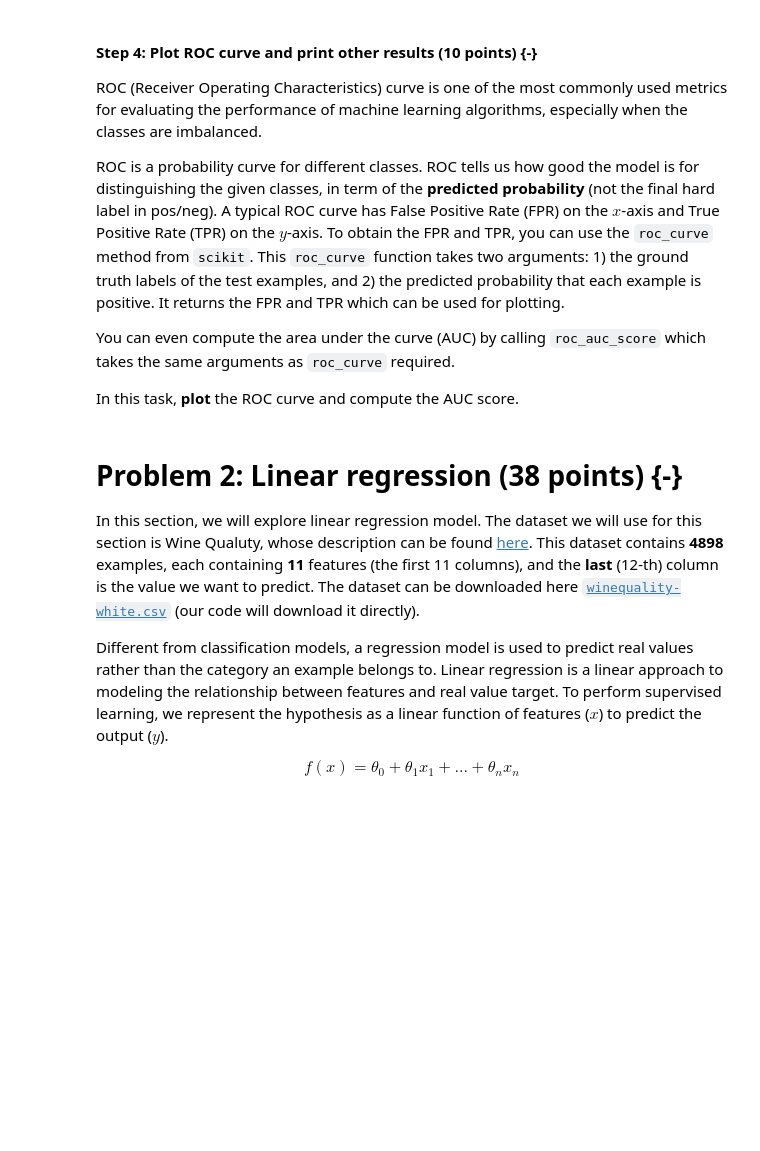
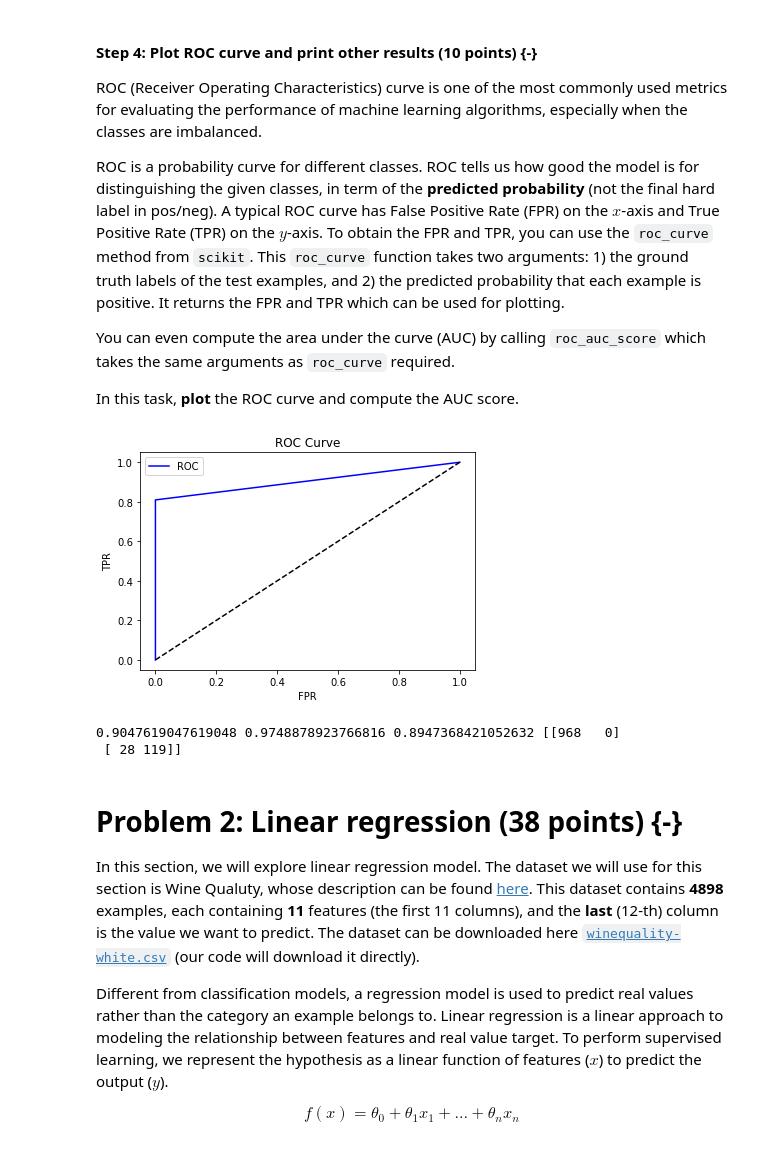
Before and after one commit to laxmena/NaiveBayes-Classification-and-Regression, a Jupyter notebook: Lab_2.ipynb, the cells around one changed output. Drawn from its saved outputs; the diff is of its cells as text; code cells hidden in the pictures; blank space fills up the shorter version.

```diff
--- a/Lab_2.ipynb
+++ b/Lab_2.ipynb
@@ -414,6 +468,7 @@ By subtracting $m$, $g_Y(X) - m$ will be 0 (properly scaled) for at least one va
 Again, you are expected to implement Eq (7) and loop over all test examples by yourself with no pseudo-code given.
 # %%
 from scipy.special import softmax
+import math
 def predict_label(X_test, prior_prob, cond_prob):
     """
     predict the class labels for the testing set
@@ -430,6 +485,32 @@ def predict_label(X_test, prior_prob, cond_prob):
     """
 
     # *****START OF YOUR CODE (DO NOT DELETE/MODIFY THIS LINE)*****
+    predict, test_prob = [], []
+    pred_labels = prior_prob.keys()
+
+    for doc in X_test:
+        word_count = count_frequency([doc])
+        posterior = [0 for _ in pred_labels]
+
+        for i, label in enumerate(pred_labels):
+            posterior[i] += compute_test_prob(word_count, prior_prob[label], cond_prob[label])
+
+        max_val = max(posterior)
+        predict.append(posterior.index(max_val))
+        test_prob.append(list(softmax([val-max_val for val in posterior])))
+
+##     Alternate Approach:
+#
+#     for doc in X_test:
+#         frequency = count_frequency([doc])
+#         posterior = [math.log(prior_prob[label]) for label in pred_labels]
+#         for word in frequency:
+#             for i, label in enumerate(pred_labels):
+#                 posterior[i] += math.log(cond_prob[label].get(word, (alpha/N_aplha)))
+
+#         max_val = max(posterior)
+#         predict.append(posterior.index(max_val))
+#         test_prob.append(list(softmax([val-max_val for val in posterior])))
 
     # *****END OF YOUR CODE (DO NOT DELETE/MODIFY THIS LINE)*****
     return predict, test_prob
@@ -446,7 +527,11 @@ def compute_test_prob(word_count, prior_cat, cond_cat):
     - prob: posterior probability of a specific category for the test example
     """
     # *****START OF YOUR CODE (DO NOT DELETE/MODIFY THIS LINE)*****
+    alpha, N_alpha = 1, 20000
+    prob = math.log(prior_cat)
 
+    for key, value in word_count.items():
+        prob += value * math.log(cond_cat.get(key, (alpha/N_alpha)))
     # *****END OF YOUR CODE (DO NOT DELETE/MODIFY THIS LINE)*****
     return prob
 
@@ -466,6 +553,10 @@ In this task, you need to **report** the testing accuracy, confusion matrix, and
 
 Hint: you need to import methods from `sklearn.metrics` before using them.
 # %%
+from sklearn.metrics import accuracy_score
+from sklearn.metrics import f1_score
+from sklearn.metrics import confusion_matrix
+
 def compute_metrics(y_pred, y_true):
     """
     compute the performance metrics
@@ -478,7 +569,9 @@ def compute_metrics(y_pred, y_true):
     - f1: f1_score
     """
     # *****START OF YOUR CODE (DO NOT DELETE/MODIFY THIS LINE)*****
-
+    acc = accuracy_score(y_true, y_pred)
+    cm = confusion_matrix(y_true, y_pred)
+    f1 = f1_score(y_true, y_pred)
     # *****END OF YOUR CODE (DO NOT DELETE/MODIFY THIS LINE)*****
     return acc, cm, f1
 
@@ -508,33 +604,41 @@ In this task, **plot** the ROC curve and compute the AUC score.
 # %%
 from sklearn.metrics import roc_curve, roc_auc_score
 
 def plot_roc_curve(fpr, tpr):
   plt.plot(fpr, tpr, color='blue', label='ROC')
   plt.plot([0, 1], [0, 1], color='black', linestyle='--')
   plt.xlabel('FPR')
   plt.ylabel('TPR')
   plt.title('ROC Curve')
   plt.legend()
   plt.show()
 
 # We now compute the test performance.
 # X_train, X_test, y_train, y_test are the same as above
 
 # training naive Bayes model
 prior, cond = train_NB_model(X_train, y_train)
 
 # evaluate on test set
 y_pred, prob = predict_label(X_test, prior, cond)
 
 # Implement the following:
 #   1. compute the fpr and tpr for roc curve using the probability of being positive
 #   2. compute the auc score
 #   3. plot roc curve by calling the plot_roc_curve() method
 #   4. print AUC score, test accuracy, F-score, and Confusion matrix
 
 # *****START OF YOUR CODE (DO NOT DELETE/MODIFY THIS LINE)*****
-
+fpr, tpr, thres = roc_curve(y_test, y_pred)
+auc = roc_auc_score(y_test, y_pred)
+plot_roc_curve(fpr, tpr)
+acc, cm, f1 = compute_metrics(y_pred, y_test)
+print(auc, acc, f1, cm)
 # *****END OF YOUR CODE (DO NOT DELETE/MODIFY THIS LINE)*****
+# %% [output]
+[figure, added]
+0.9047619047619048 0.9748878923766816 0.8947368421052632 [[968   0]
+ [ 28 119]]
 # %% [markdown]
 # Problem 2: Linear regression **(38 points)** {-}
 
```
Also changed, not shown: parts of 5 cells of this notebook, 3 other files.
